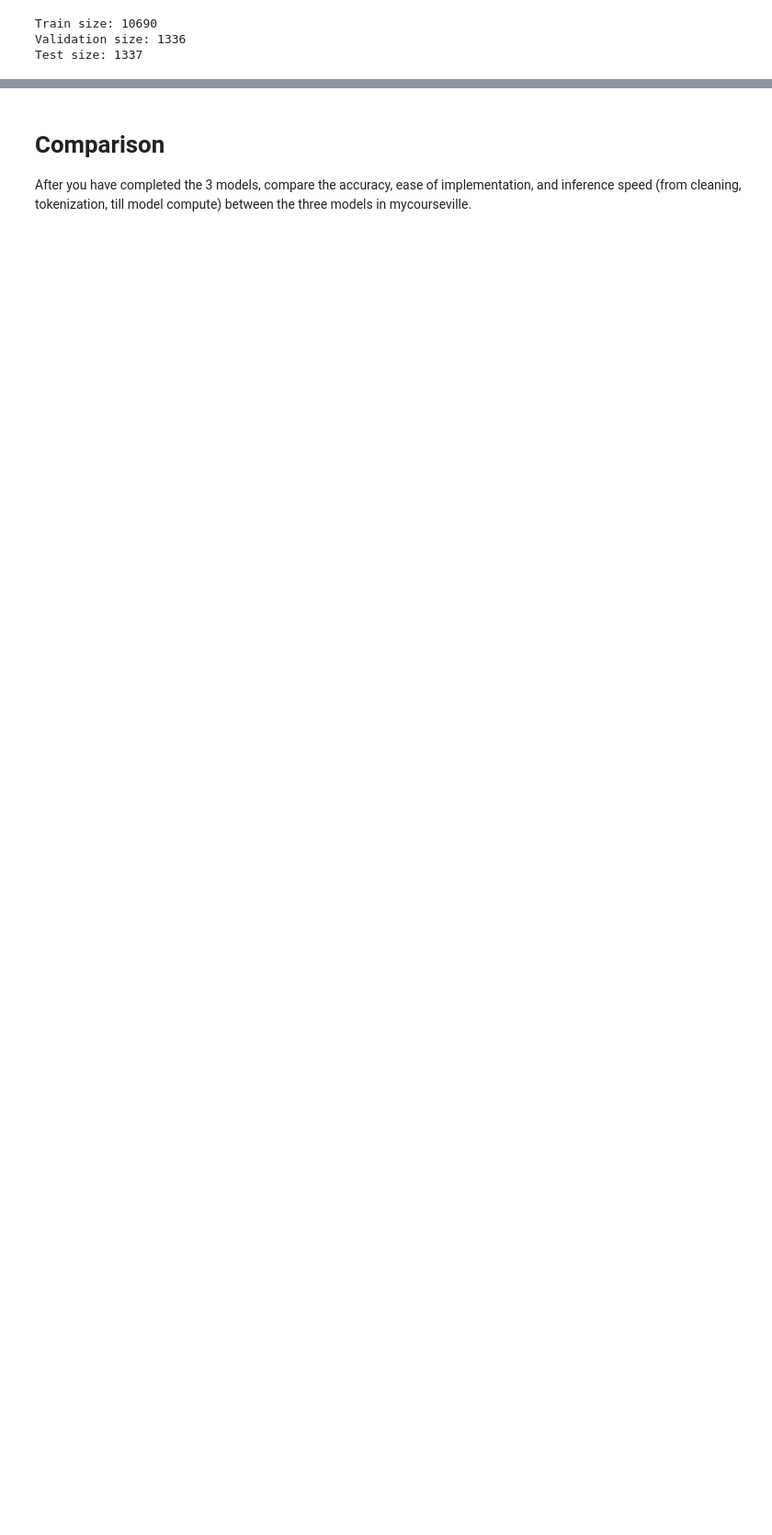
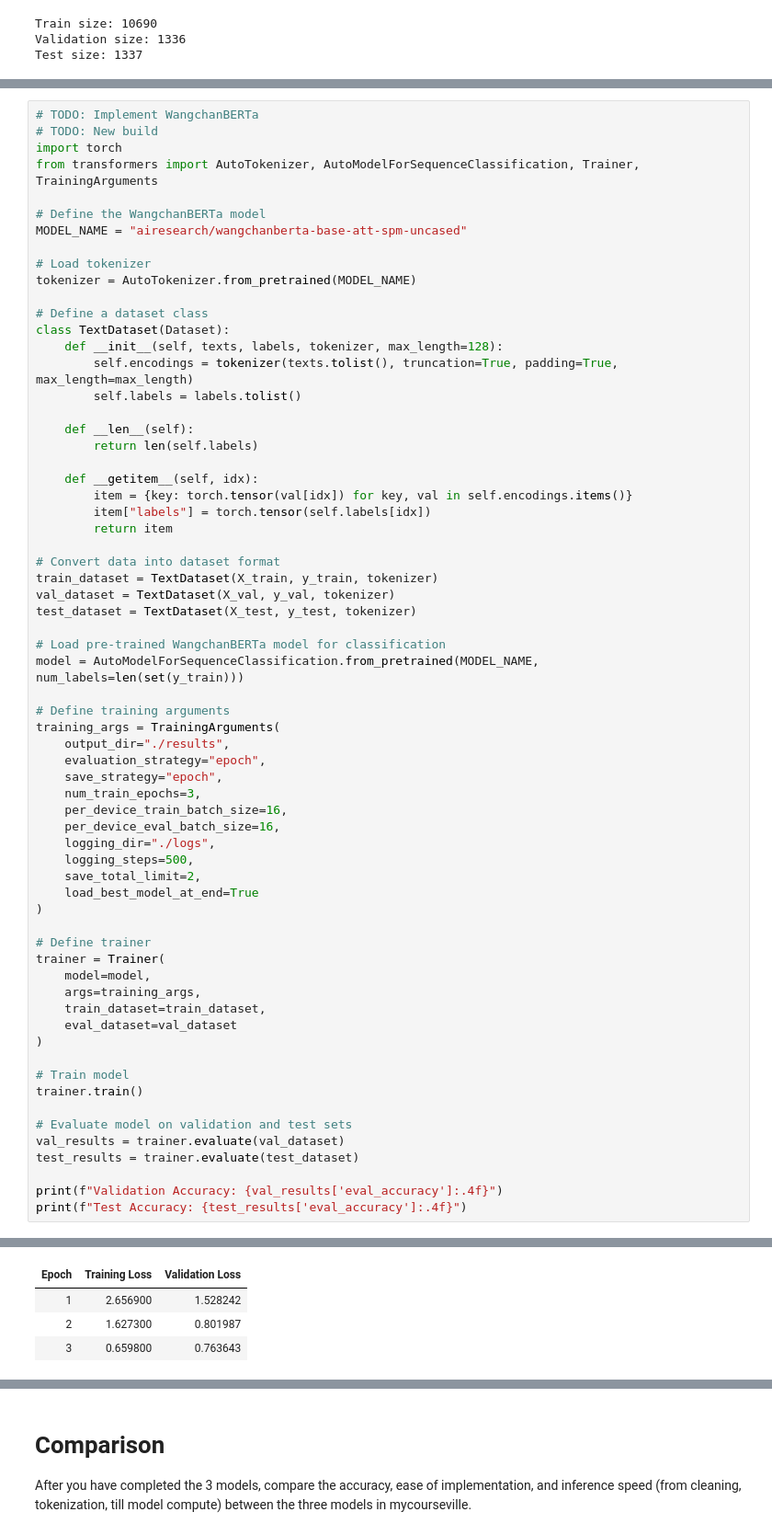
Before and after one commit to pupipatsk/NLP, a Jupyter notebook: HW-06/hw6-3-wanchanberta.ipynb, the cells around one changed output, grey strips where cells are left out. Shown at 92% size. Cells and saved outputs as stored; diff of their text form; blank space fills up the shorter version.

```diff
--- a/HW-06/hw6-3-wanchanberta.ipynb
+++ b/HW-06/hw6-3-wanchanberta.ipynb
@@ -298,0 +302,66 @@ Which WangchanBERTa model will you use? Why? (Don't forget to clean your text ac
+# %%
+# TODO: Implement WangchanBERTa
+# TODO: New build
+import torch
+from transformers import AutoTokenizer, AutoModelForSequenceClassification, Trainer, TrainingArguments
+
+# Define the WangchanBERTa model
+MODEL_NAME = "airesearch/wangchanberta-base-att-spm-uncased"
+
+# Load tokenizer
+tokenizer = AutoTokenizer.from_pretrained(MODEL_NAME)
+
+# Define a dataset class
+class TextDataset(Dataset):
+    def __init__(self, texts, labels, tokenizer, max_length=128):
+        self.encodings = tokenizer(texts.tolist(), truncation=True, padding=True, max_length=max_length)
+        self.labels = labels.tolist()
+
+    def __len__(self):
+        return len(self.labels)
+
+    def __getitem__(self, idx):
+        item = {key: torch.tensor(val[idx]) for key, val in self.encodings.items()}
+        item["labels"] = torch.tensor(self.labels[idx])
+        return item
+
+# Convert data into dataset format
+train_dataset = TextDataset(X_train, y_train, tokenizer)
+val_dataset = TextDataset(X_val, y_val, tokenizer)
+test_dataset = TextDataset(X_test, y_test, tokenizer)
+
+# Load pre-trained WangchanBERTa model for classification
+model = AutoModelForSequenceClassification.from_pretrained(MODEL_NAME, num_labels=len(set(y_train)))
+
+# Define training arguments
+training_args = TrainingArguments(
+    output_dir="./results",
+    evaluation_strategy="epoch",
+    save_strategy="epoch",
+    num_train_epochs=3,
+    per_device_train_batch_size=16,
+    per_device_eval_batch_size=16,
+    logging_dir="./logs",
+    logging_steps=500,
+    save_total_limit=2,
+    load_best_model_at_end=True
+)
+
+# Define trainer
+trainer = Trainer(
+    model=model,
+    args=training_args,
+    train_dataset=train_dataset,
+    eval_dataset=val_dataset
+)
+
+# Train model
+trainer.train()
+
+# Evaluate model on validation and test sets
+val_results = trainer.evaluate(val_dataset)
+test_results = trainer.evaluate(test_dataset)
+
+print(f"Validation Accuracy: {val_results['eval_accuracy']:.4f}")
+print(f"Test Accuracy: {test_results['eval_accuracy']:.4f}")
+# %% [output]
@@ -298,0 +391,4 @@ Which WangchanBERTa model will you use? Why? (Don't forget to clean your text ac
+| Epoch | Training Loss | Validation Loss |
+| 1 | 2.656900 | 1.528242 |
+| 2 | 1.627300 | 0.801987 |
+| 3 | 0.659800 | 0.763643 |
```
Also changed, not shown: parts of 2 cells of this notebook, 6 other files.
